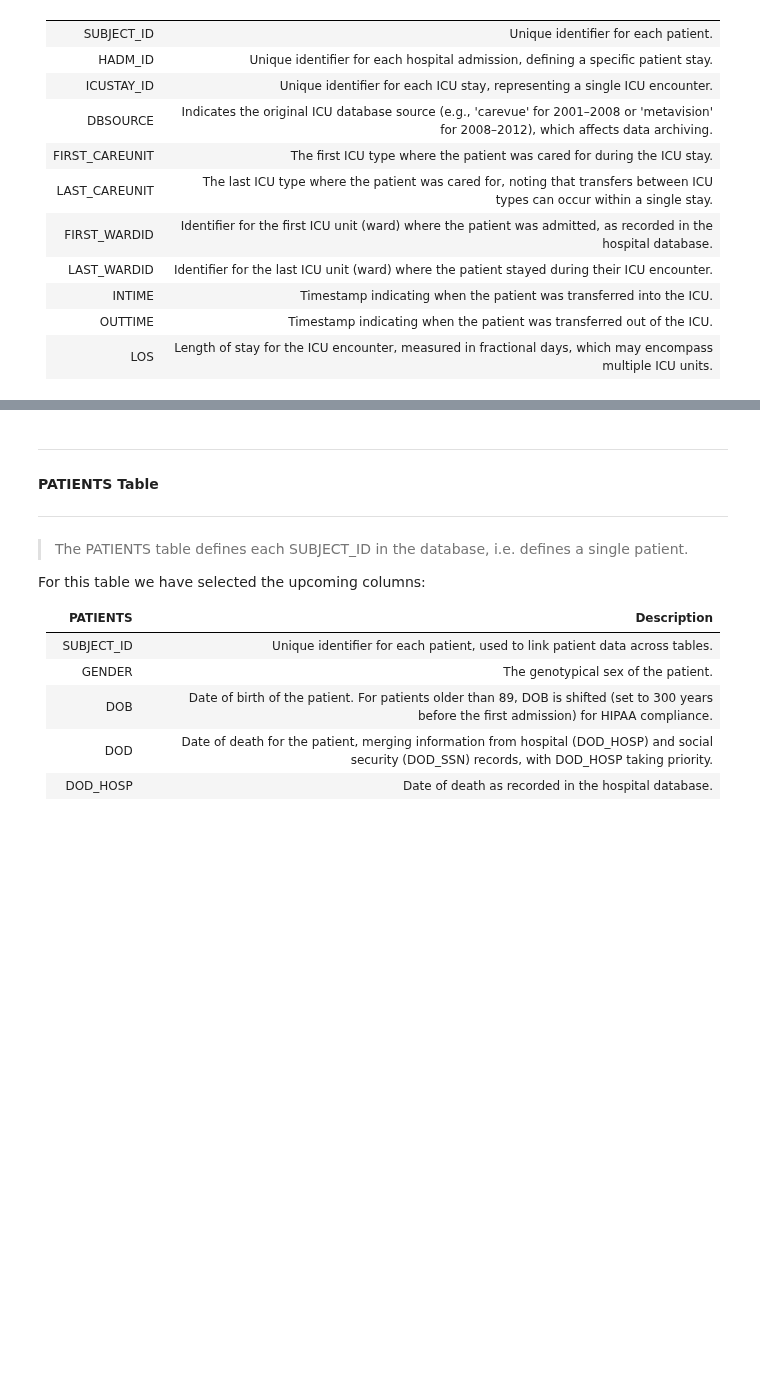
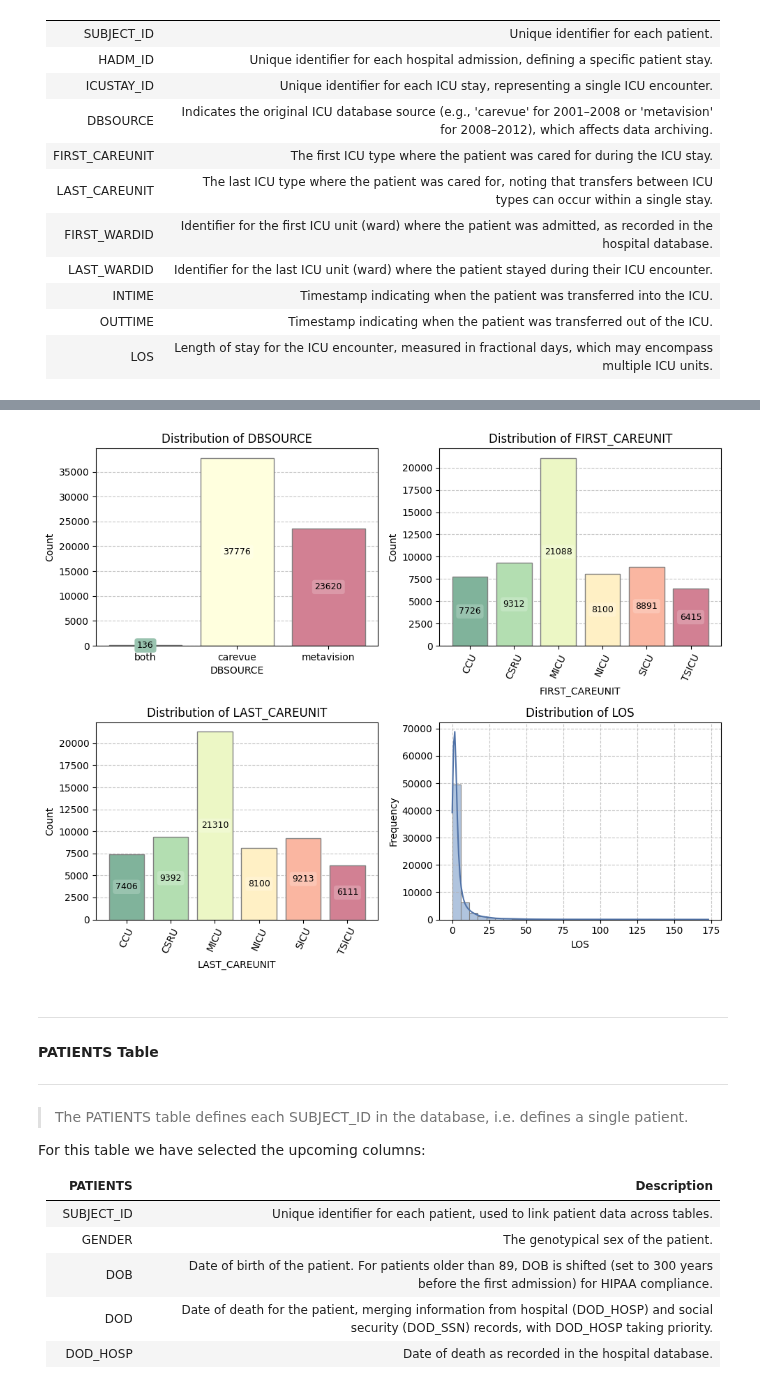
Before and after one commit to EstevesX10/LSDS-Machine-Learning-Pipeline, a Jupyter notebook: Machine-Learning-Pipeline/Machine-Learning-Pipeline.ipynb, the cells around one changed output, grey strips where cells are left out. Saved outputs shown, nothing was run; the diff lists cells and outputs as text; code cells hidden in the pictures; blank space fills up the shorter version.

```diff
--- a/Machine-Learning-Pipeline/Machine-Learning-Pipeline.ipynb
+++ b/Machine-Learning-Pipeline/Machine-Learning-Pipeline.ipynb
@@ -245,3 +394,31 @@ We have selected the following columns from this table:
 | INTIME            | Timestamp indicating when the patient was transferred into the ICU.                                                                     |
 | OUTTIME           | Timestamp indicating when the patient was transferred out of the ICU.                                                                   |
 | LOS               | Length of stay for the ICU encounter, measured in fractional days, which may encompass multiple ICU units.                              |
+# %%
+# Define your query
+staysICUQuery = (
+    """
+    SELECT
+        SUBJECT_ID,
+        HADM_ID,
+        ICUSTAY_ID,
+        DBSOURCE,
+        FIRST_CAREUNIT,
+        LAST_CAREUNIT,
+        FIRST_WARDID,
+        LAST_WARDID,
+        INTIME,
+        OUTTIME,
+        LOS
+    FROM `MIMIC.ICUSTAYS`;
+    """
+)
+
+# Run the query
+queryJob = client.query(staysICUQuery)
+
+# Wait for the job to complete and get the results
+results = queryJob.result()
+
+# Convert the results to a Pandas DataFrame
+icuStays = queryJob.to_dataframe()
@@ -248,3 +449,19 @@ We have selected the following columns from this table:
+# %%
+# Create an diagnoses analyser
+icuStaysAnalyser = DatasetAnalyser(df=icuStays)
+# %%
+# Plot feature Distributions
+# (Note: There is no need to plot the Distribution of any ID feature)
+icuStaysAnalyser.plotFeatureDistributions(
+    features=[
+        'DBSOURCE',
+        'FIRST_CAREUNIT',
+        'LAST_CAREUNIT',
+        'LOS'
+    ]
+)
+# %% [output]
+[figure, added]
 # %% [markdown]
 ---
 #### PATIENTS Table
```
Also changed, not shown: parts of 36 cells of this notebook.
